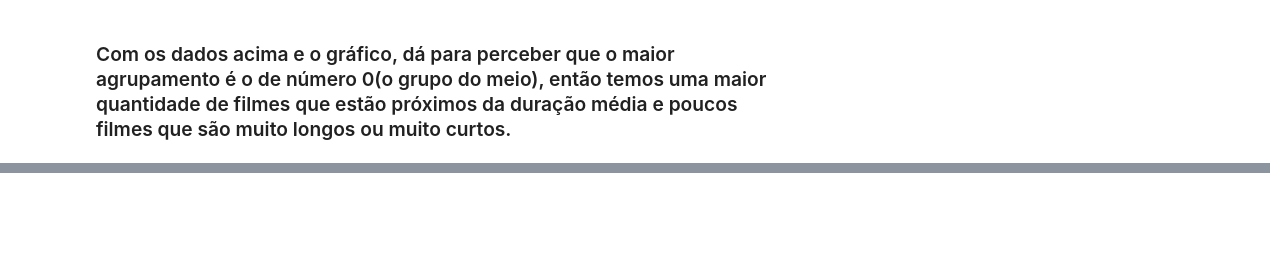
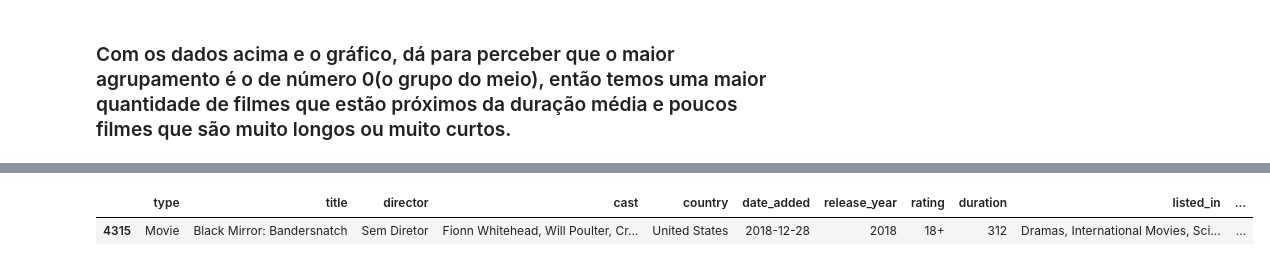
Before and after one commit to DayvisonGomes/Projeto_ICD, a Jupyter notebook: Projeto_ICD.ipynb, the cells around one changed output, grey strips where cells are left out. Cells and saved outputs as stored; diff of their text form; code cells hidden in the pictures; blank space fills up the shorter version.

```diff
--- a/Projeto_ICD.ipynb
+++ b/Projeto_ICD.ipynb
@@ -306,0 +328,5 @@ print(df_filmes[kmeans.labels_ == 2]['duration'].value_counts().sum())
+# %%
+df_filmes[df_filmes['duration']  >= 300]
+# %% [output]
+|  | type | title | director | cast | country | date_added | release_year | rating | duration | listed_in | ... |
+| 4315 | Movie | Black Mirror: Bandersnatch | Sem Diretor | Fionn Whitehead, Will Poulter, Cr... | United States | 2018-12-28 | 2018 | 18+ | 312 | Dramas, International Movies, Sci... | ... |
```
Also changed, not shown: parts of 8 cells of this notebook.
